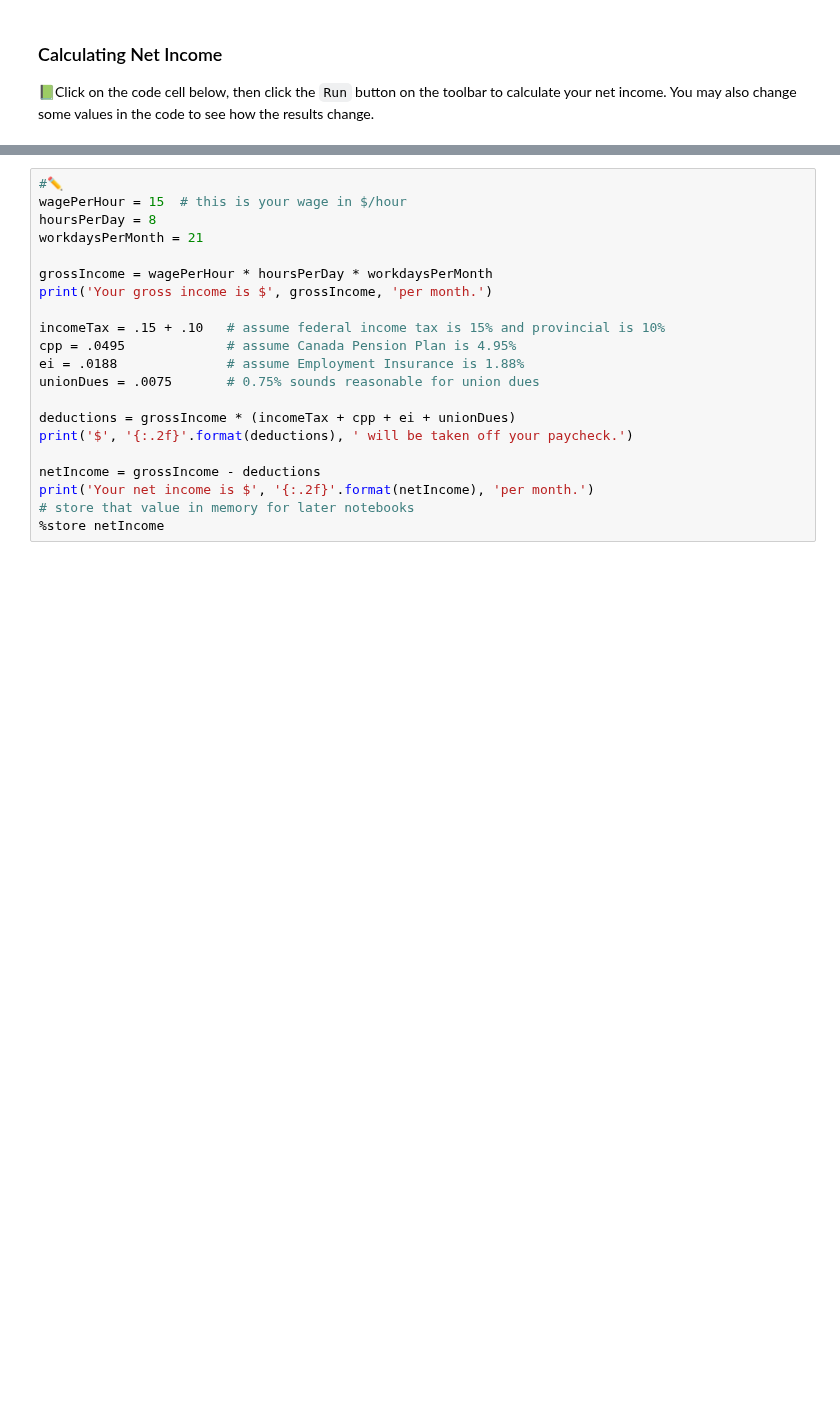
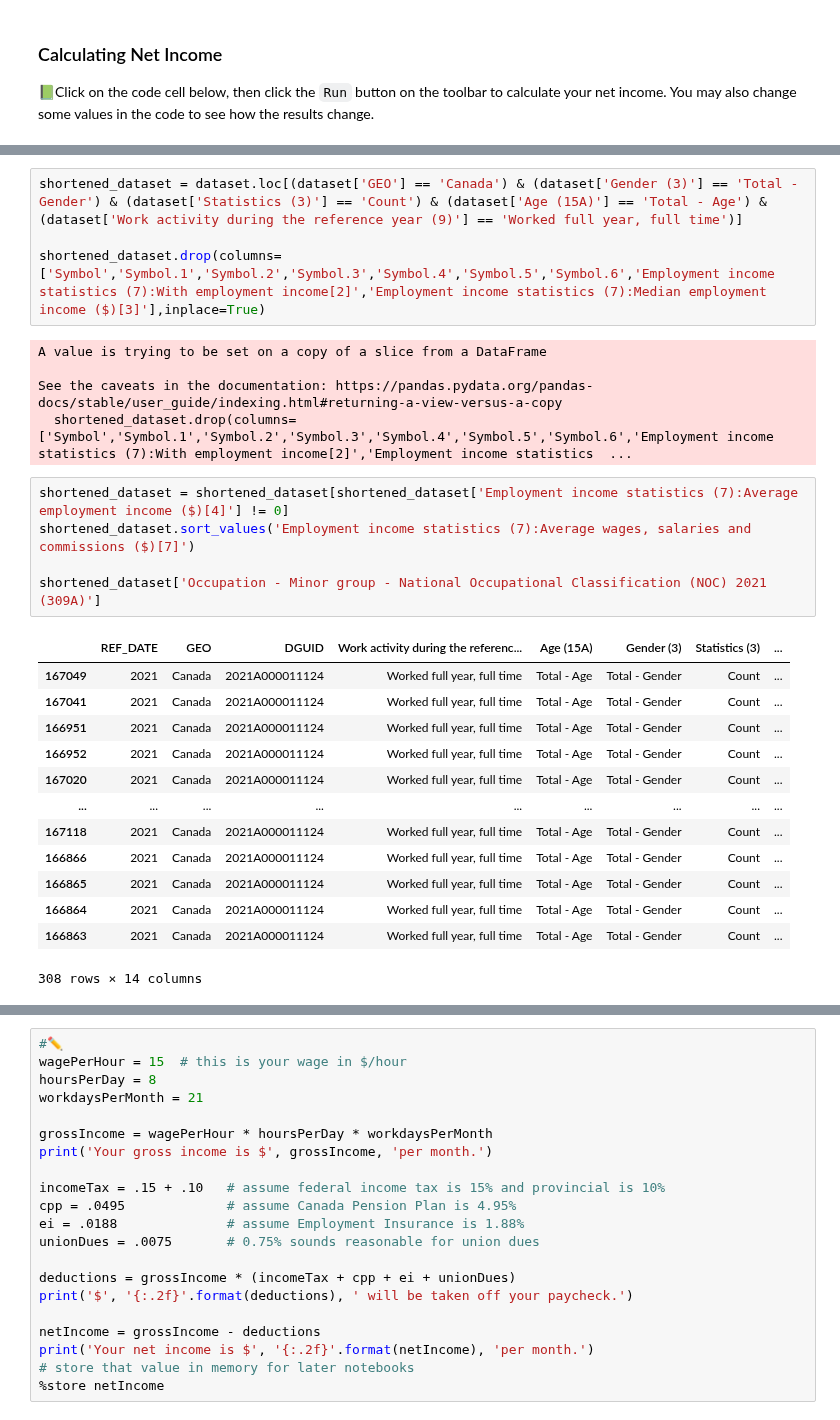
Before and after one commit to callysto/curriculum-notebooks, a Jupyter notebook: Health/CALM/CALM-moving-out-2.ipynb, the cells around one changed output, grey strips where cells are left out. Drawn from its saved outputs; the diff is of its cells as text; blank space fills up the shorter version.

```diff
--- a/Health/CALM/CALM-moving-out-2.ipynb
+++ b/Health/CALM/CALM-moving-out-2.ipynb
@@ -41,0 +62,28 @@ Pay received for working over 8 hours a day or 44 hours a week, whichever is gre
+# %%
+shortened_dataset = dataset.loc[(dataset['GEO'] == 'Canada') & (dataset['Gender (3)'] == 'Total - Gender') & (dataset['Statistics (3)'] == 'Count') & (dataset['Age (15A)'] == 'Total - Age') & (dataset['Work activity during the reference year (9)'] == 'Worked full year, full time')]
+
+shortened_dataset.drop(columns=['Symbol','Symbol.1','Symbol.2','Symbol.3','Symbol.4','Symbol.5','Symbol.6','Employment income statistics (7):With employment income[2]','Employment income statistics (7):Median employment income ($)[3]'],inplace=True)
+# %% [output]
+A value is trying to be set on a copy of a slice from a DataFrame
+
+See the caveats in the documentation: https://pandas.pydata.org/pandas-docs/stable/user_guide/indexing.html#returning-a-view-versus-a-copy
+  shortened_dataset.drop(columns=['Symbol','Symbol.1','Symbol.2','Symbol.3','Symbol.4','Symbol.5','Symbol.6','Employment income statistics (7):With employment income[2]','Employment income statistics  ...
+# %%
+shortened_dataset = shortened_dataset[shortened_dataset['Employment income statistics (7):Average employment income ($)[4]'] != 0]
+shortened_dataset.sort_values('Employment income statistics (7):Average wages, salaries and commissions ($)[7]')
+
+shortened_dataset['Occupation - Minor group - National Occupational Classification (NOC) 2021 (309A)']
+# %% [output]
+|  | REF_DATE | GEO | DGUID | Work activity during the referenc... | Age (15A) | Gender (3) | Statistics (3) | ... |
+| 167049 | 2021 | Canada | 2021A000011124 | Worked full year, full time | Total - Age | Total - Gender | Count | ... |
+| 167041 | 2021 | Canada | 2021A000011124 | Worked full year, full time | Total - Age | Total - Gender | Count | ... |
+| 166951 | 2021 | Canada | 2021A000011124 | Worked full year, full time | Total - Age | Total - Gender | Count | ... |
+| 166952 | 2021 | Canada | 2021A000011124 | Worked full year, full time | Total - Age | Total - Gender | Count | ... |
+| 167020 | 2021 | Canada | 2021A000011124 | Worked full year, full time | Total - Age | Total - Gender | Count | ... |
+| ... | ... | ... | ... | ... | ... | ... | ... | ... |
+| 167118 | 2021 | Canada | 2021A000011124 | Worked full year, full time | Total - Age | Total - Gender | Count | ... |
+| 166866 | 2021 | Canada | 2021A000011124 | Worked full year, full time | Total - Age | Total - Gender | Count | ... |
+| 166865 | 2021 | Canada | 2021A000011124 | Worked full year, full time | Total - Age | Total - Gender | Count | ... |
+| 166864 | 2021 | Canada | 2021A000011124 | Worked full year, full time | Total - Age | Total - Gender | Count | ... |
+| 166863 | 2021 | Canada | 2021A000011124 | Worked full year, full time | Total - Age | Total - Gender | Count | ... |
+308 rows × 14 columns
```
Also changed, not shown: parts of 3 cells of this notebook, 2 other files.
